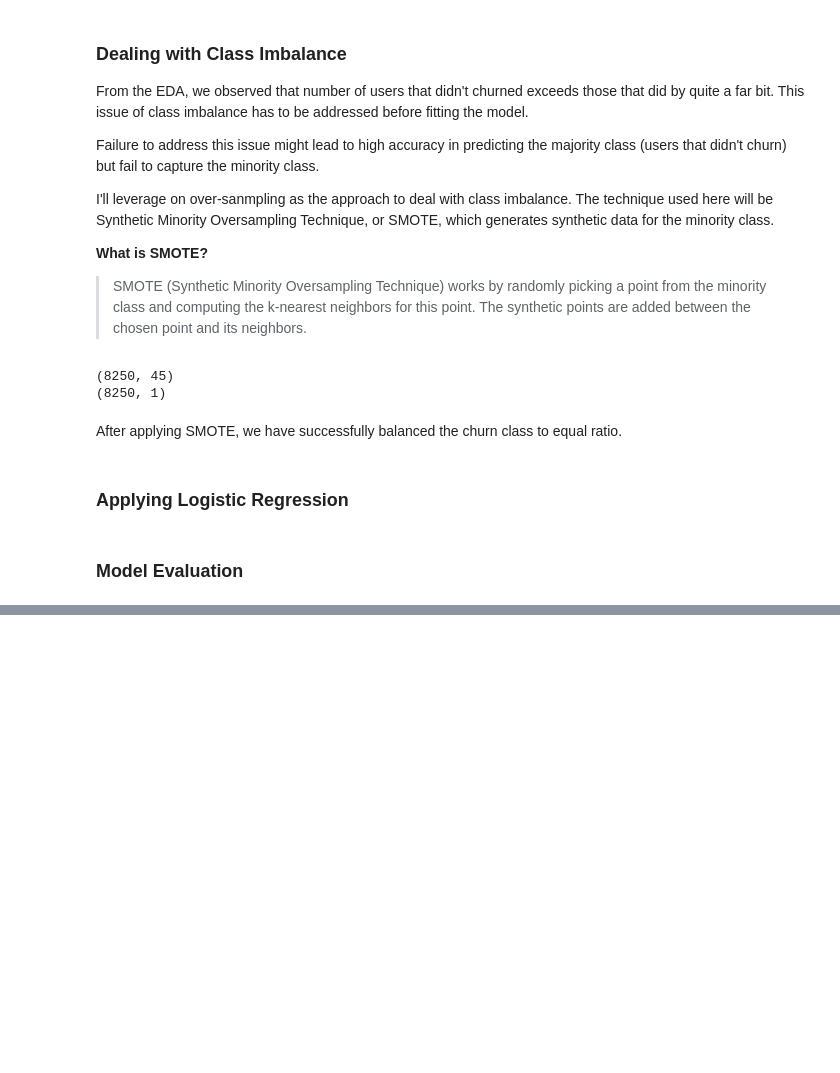
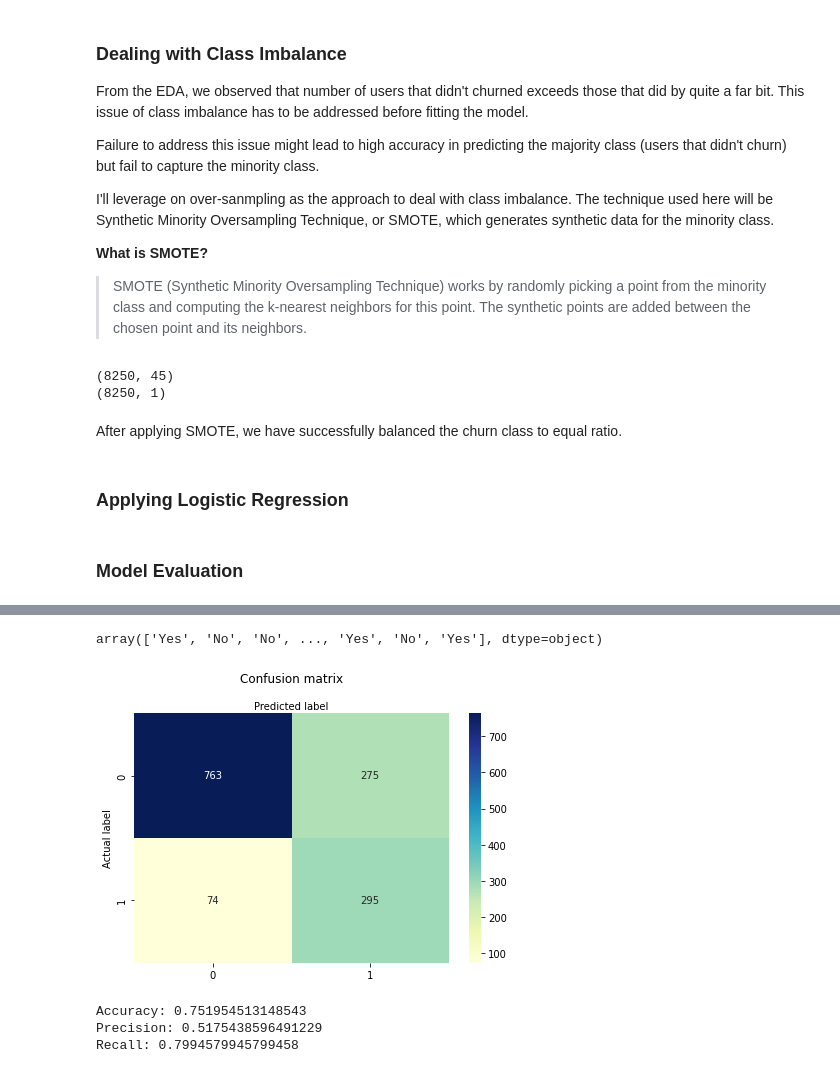
Before and after one commit to leonswl/churn-model, a Jupyter notebook: notebooks/log_reg.ipynb, the cells around one changed output, grey strips where cells are left out. Cells and saved outputs as stored; diff of their text form; code cells hidden in the pictures; blank space fills up the shorter version.

```diff
--- a/notebooks/log_reg.ipynb
+++ b/notebooks/log_reg.ipynb
@@ -149,0 +149,47 @@ weighted avg       0.81      0.76      0.77      1407
+# %%
+y_pred
+# %% [output]
+array(['Yes', 'No', 'No', ..., 'Yes', 'No', 'Yes'], dtype=object)
+# %%
+def plot_cnf_matrix (y_test,y_pred):
+    """
+    Function to plot confusion matrix
+
+    Args:
+        y_test [Series]: series object for target variables, partitioned into test set
+        y_pred [Array or Series]: array or series object of predicted target variable. Length must be the same as y_test
+
+    Returns:
+        fig [matplotlib figure]: matplotlib figure object rendered
+
+    """
+
+    cnf_matrix = metrics.confusion_matrix(y_test, y_pred)
+
+    class_names=[0,1] # name  of classes
+    fig, ax = plt.subplots()
+    tick_marks = np.arange(len(class_names))
+    plt.xticks(tick_marks, class_names)
+    plt.yticks(tick_marks, class_names)
+    # create heatmap
+    sns.heatmap(pd.DataFrame(cnf_matrix), annot=True, cmap="YlGnBu" ,fmt='g')
+    ax.xaxis.set_label_position("top")
+    plt.tight_layout()
+    plt.title('Confusion matrix', y=1.1)
+    plt.ylabel('Actual label')
+    plt.xlabel('Predicted label')
+    plt.show()
+
+    return fig
+# %%
+cnf_matrix = plot_cnf_matrix(y_test,y_pred)
+# %% [output]
+[figure, added]
+# %%
+print("Accuracy:",metrics.accuracy_score(y_test, y_pred))
+print("Precision:",metrics.precision_score(y_test, y_pred,pos_label='Yes'))
+print("Recall:",metrics.recall_score(y_test, y_pred,pos_label='Yes'))
+# %% [output]
+Accuracy: 0.751954513148543
+Precision: 0.5175438596491229
+Recall: 0.7994579945799458
```
Also changed, not shown: parts of 11 cells of this notebook, 6 other files.
